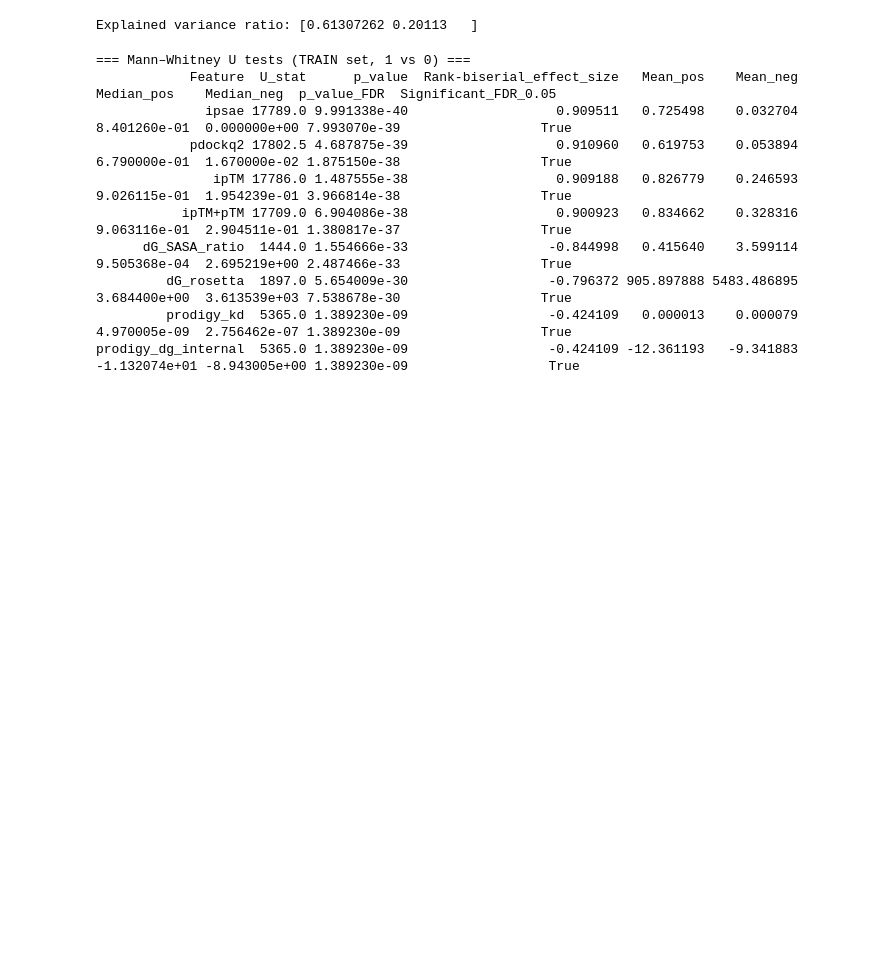
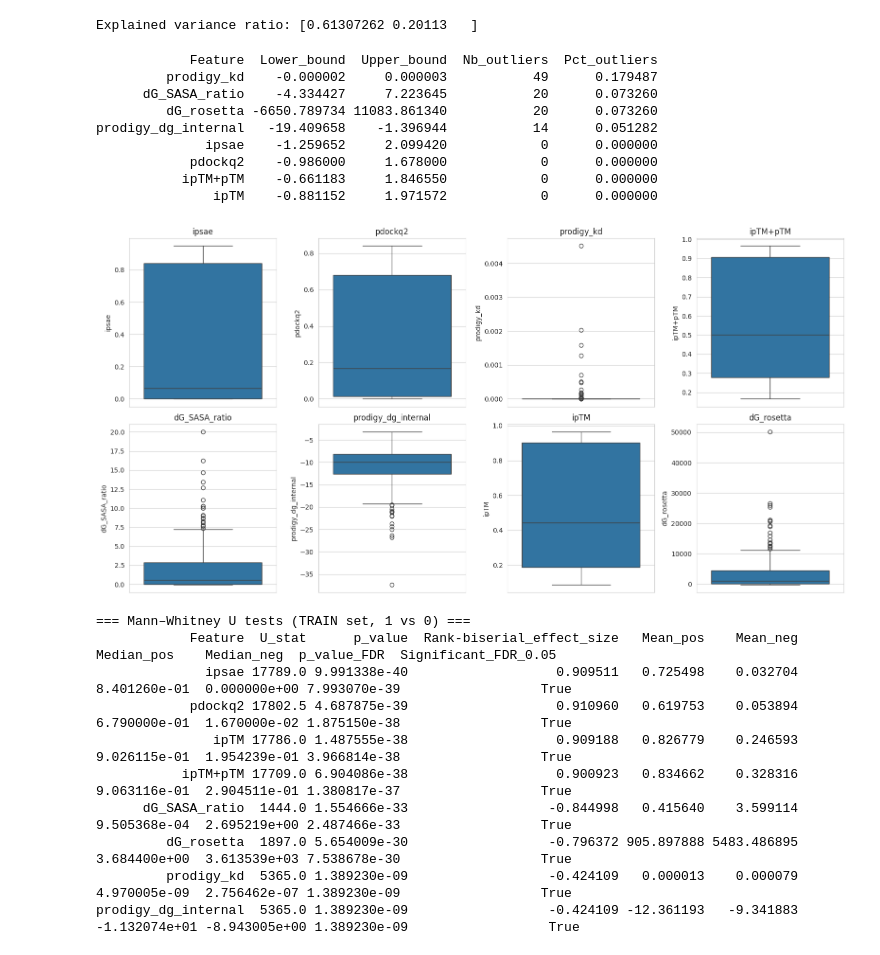
Before and after one commit to KessenP/explorae, a Jupyter notebook: notebooks/binder_selection_pipeline.ipynb, the cells around one changed output. Cells and saved outputs as stored; diff of their text form; code cells hidden in the pictures; blank space fills up the shorter version.

```diff
--- a/notebooks/binder_selection_pipeline.ipynb
+++ b/notebooks/binder_selection_pipeline.ipynb
@@ -362,6 +362,68 @@ print("Explained variance ratio:", pca.explained_variance_ratio_)
 # %% [output]
 [figure]
 Explained variance ratio: [0.61307262 0.20113   ]
+# %%
+# === Outlier detection (TRAIN only) ===
+
+outlier_info = []
+
+for col in FEATURE_COLS:
+    x = df_train[col].dropna()
+
+    Q1 = np.percentile(x, 25)
+    Q3 = np.percentile(x, 75)
+    IQR = Q3 - Q1
+
+    lower = Q1 - 1.5 * IQR
+    upper = Q3 + 1.5 * IQR
+
+    n_lower = (x < lower).sum()
+    n_upper = (x > upper).sum()
+    n_outliers = n_lower + n_upper
+
+    outlier_info.append({
+        "Feature": col,
+        "Lower_bound": lower,
+        "Upper_bound": upper,
+        "Nb_outliers": n_outliers,
+        "Pct_outliers": n_outliers / len(x)
+    })
+
+df_outliers = pd.DataFrame(outlier_info).sort_values("Pct_outliers", ascending=False)
+print(df_outliers.to_string(index=False))
+
+# Plot a boxplot grid for visual inspection
+import seaborn as sns
+n_cols = 4
+n_rows = int(np.ceil(len(FEATURE_COLS) / n_cols))
+
+fig, axes = plt.subplots(n_rows, n_cols, figsize=(4*n_cols, 4*n_rows))
+axes = axes.ravel()
+
+for ax, col in zip(axes, FEATURE_COLS):
+    sns.boxplot(
+        data=df_train,
+        y=col,
+        ax=ax
+    )
+    ax.set_title(col)
+
+for j in range(len(FEATURE_COLS), len(axes)):
+    fig.delaxes(axes[j])
+
+plt.tight_layout()
+plt.show()
+# %% [output]
+            Feature  Lower_bound  Upper_bound  Nb_outliers  Pct_outliers
+         prodigy_kd    -0.000002     0.000003           49      0.179487
+      dG_SASA_ratio    -4.334427     7.223645           20      0.073260
+         dG_rosetta -6650.789734 11083.861340           20      0.073260
+prodigy_dg_internal   -19.409658    -1.396944           14      0.051282
+              ipsae    -1.259652     2.099420            0      0.000000
+            pdockq2    -0.986000     1.678000            0      0.000000
+           ipTM+pTM    -0.661183     1.846550            0      0.000000
+               ipTM    -0.881152     1.971572            0      0.000000
+[figure, added]
 # %%
 from scipy.stats import mannwhitneyu
 import statsmodels.stats.multitest as smm  # si tu l'as dans ton env
```
Also changed, not shown: parts of 3 cells of this notebook.
